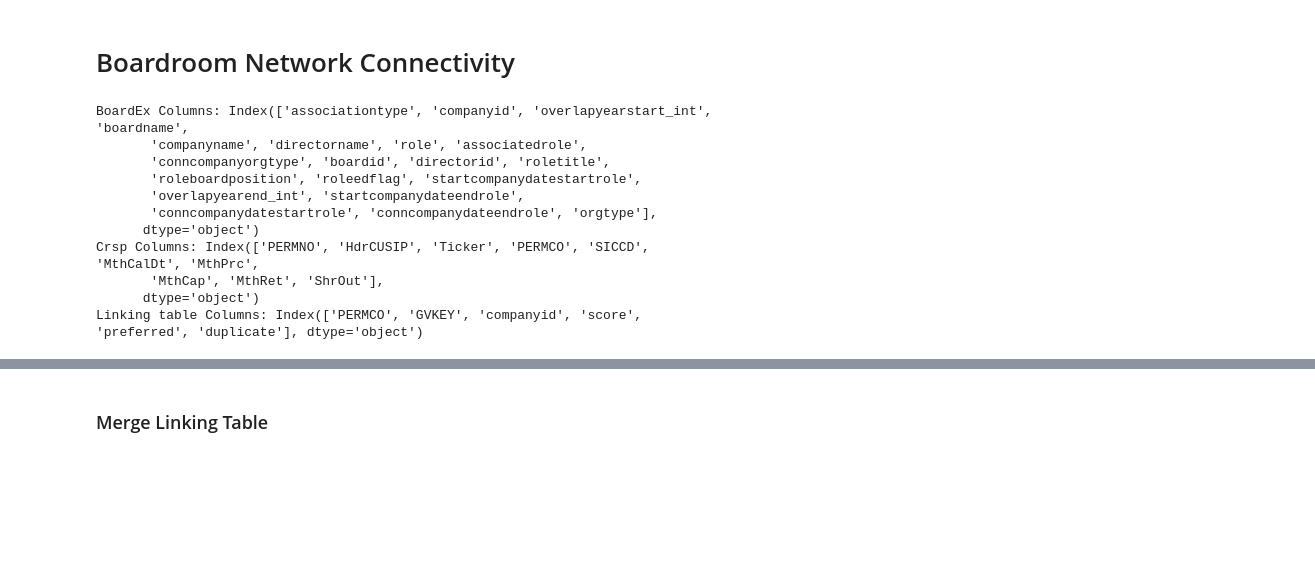
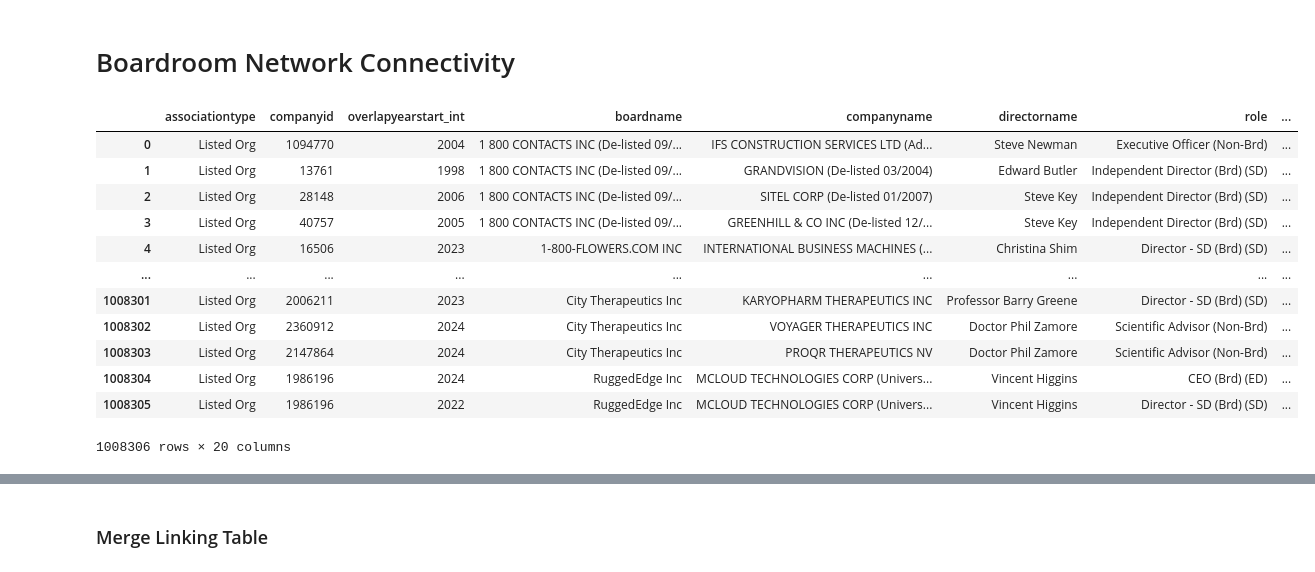
Before and after one commit to shafee-SQ/BoardRoom-Connectivity-Project, a Jupyter notebook: data_cleaning.ipynb, the cells around one changed output, grey strips where cells are left out. Drawn from its saved outputs; the diff is of its cells as text; code cells hidden in the pictures; blank space fills up the shorter version.

```diff
--- a/data_cleaning.ipynb
+++ b/data_cleaning.ipynb
@@ -9,16 +10,16 @@ linking_table = pd.read_csv('boardex_crsp_comp_link.csv')
-# %%
-print(f'BoardEx Columns: {boardex.columns}')
-print(f'Crsp Columns: {crsp.columns}')
-print(f'Linking table Columns: {linking_table.columns}')
-# %% [output]
-BoardEx Columns: Index(['associationtype', 'companyid', 'overlapyearstart_int', 'boardname',
-       'companyname', 'directorname', 'role', 'associatedrole',
-       'conncompanyorgtype', 'boardid', 'directorid', 'roletitle',
-       'roleboardposition', 'roleedflag', 'startcompanydatestartrole',
-       'overlapyearend_int', 'startcompanydateendrole',
-       'conncompanydatestartrole', 'conncompanydateendrole', 'orgtype'],
-      dtype='object')
-Crsp Columns: Index(['PERMNO', 'HdrCUSIP', 'Ticker', 'PERMCO', 'SICCD', 'MthCalDt', 'MthPrc',
-       'MthCap', 'MthRet', 'ShrOut'],
-      dtype='object')
-Linking table Columns: Index(['PERMCO', 'GVKEY', 'companyid', 'score', 'preferred', 'duplicate'], dtype='object')
+# %%
+boardex
+# %% [output]
+|  | associationtype | companyid | overlapyearstart_int | boardname | companyname | directorname | role | ... |
+| 0 | Listed Org | 1094770 | 2004 | 1 800 CONTACTS INC (De-listed 09/... | IFS CONSTRUCTION SERVICES LTD (Ad... | Steve Newman | Executive Officer (Non-Brd) | ... |
+| 1 | Listed Org | 13761 | 1998 | 1 800 CONTACTS INC (De-listed 09/... | GRANDVISION (De-listed 03/2004) | Edward Butler | Independent Director (Brd) (SD) | ... |
+| 2 | Listed Org | 28148 | 2006 | 1 800 CONTACTS INC (De-listed 09/... | SITEL CORP (De-listed 01/2007) | Steve Key | Independent Director (Brd) (SD) | ... |
+| 3 | Listed Org | 40757 | 2005 | 1 800 CONTACTS INC (De-listed 09/... | GREENHILL & CO INC (De-listed 12/... | Steve Key | Independent Director (Brd) (SD) | ... |
+| 4 | Listed Org | 16506 | 2023 | 1-800-FLOWERS.COM INC | INTERNATIONAL BUSINESS MACHINES (... | Christina Shim | Director - SD (Brd) (SD) | ... |
+| ... | ... | ... | ... | ... | ... | ... | ... | ... |
+| 1008301 | Listed Org | 2006211 | 2023 | City Therapeutics Inc | KARYOPHARM THERAPEUTICS INC | Professor Barry Greene | Director - SD (Brd) (SD) | ... |
+| 1008302 | Listed Org | 2360912 | 2024 | City Therapeutics Inc | VOYAGER THERAPEUTICS INC | Doctor Phil Zamore | Scientific Advisor (Non-Brd) | ... |
+| 1008303 | Listed Org | 2147864 | 2024 | City Therapeutics Inc | PROQR THERAPEUTICS NV | Doctor Phil Zamore | Scientific Advisor (Non-Brd) | ... |
+| 1008304 | Listed Org | 1986196 | 2024 | RuggedEdge Inc | MCLOUD TECHNOLOGIES CORP (Univers... | Vincent Higgins | CEO (Brd) (ED) | ... |
+| 1008305 | Listed Org | 1986196 | 2022 | RuggedEdge Inc | MCLOUD TECHNOLOGIES CORP (Univers... | Vincent Higgins | Director - SD (Brd) (SD) | ... |
+1008306 rows × 20 columns
```
Also changed, not shown: parts of 21 cells of this notebook.
